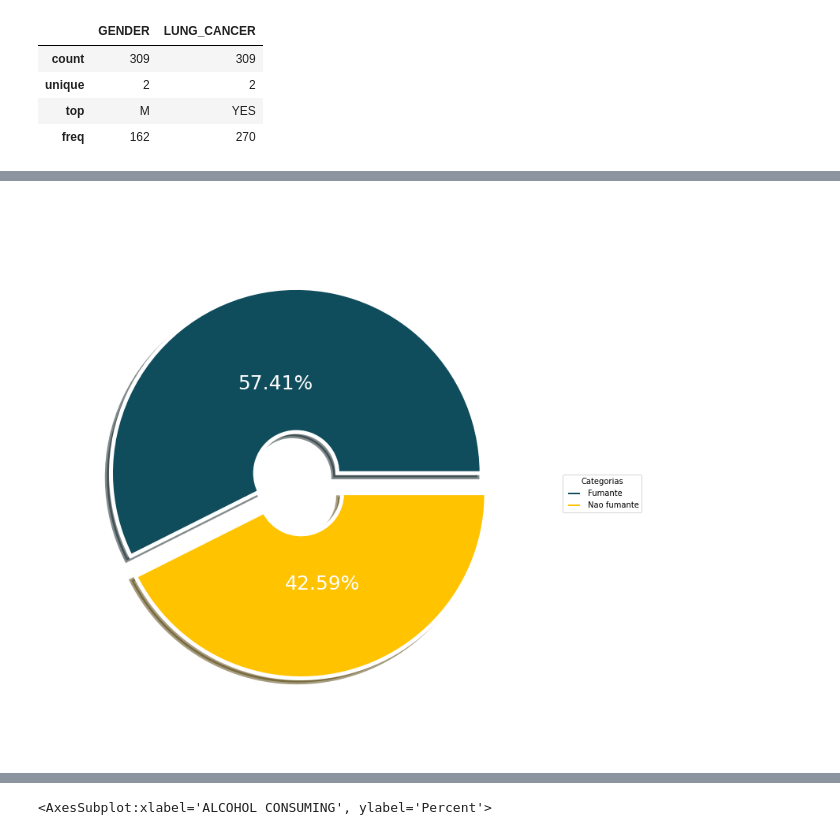
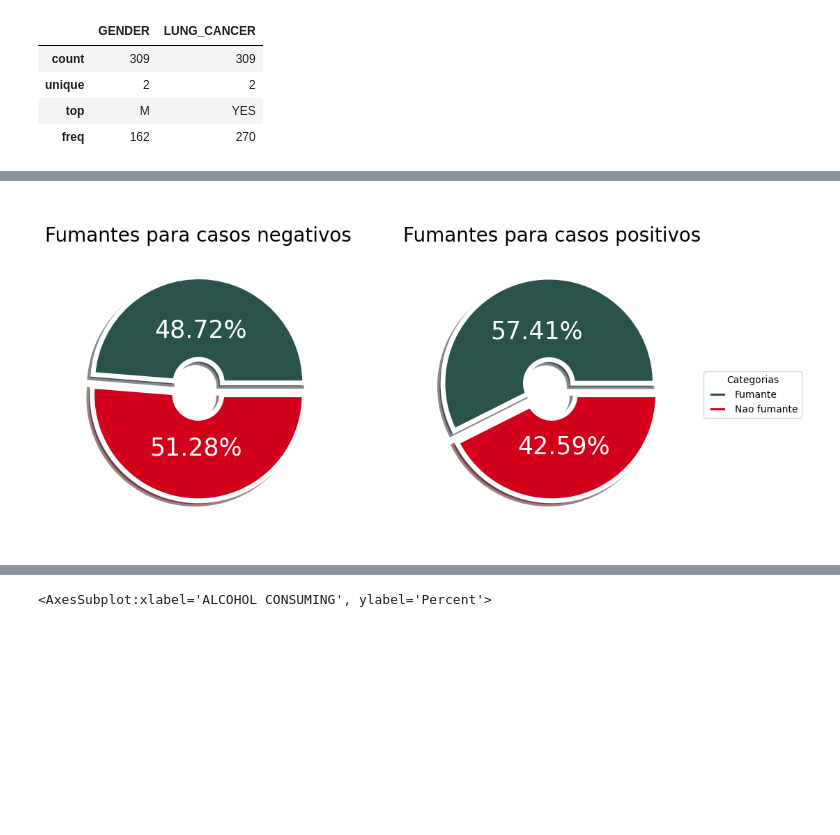
Before and after one commit to JoaoYukio/PCO114, a Jupyter notebook: Tarefa2/AnaliseDosDados.ipynb, the cells around one changed output, grey strips where cells are left out. Cells and saved outputs as stored; diff of their text form; code cells hidden in the pictures; blank space fills up the shorter version.

```diff
--- a/Tarefa2/AnaliseDosDados.ipynb
+++ b/Tarefa2/AnaliseDosDados.ipynb
@@ -101,3 +101,7 @@ data_posit.head()
 | 5 | Fem | 75 | Nao | Sim | Nao | Nao | Sim | Sim | Sim | ... |
 | 6 | Masc | 52 | Sim | Nao | Nao | Nao | Nao | Sim | Nao | ... |
 | 7 | Fem | 51 | Sim | Sim | Sim | Sim | Nao | Sim | Sim | ... |
+# %%
+# Observar o pq de uma pessoa ter cancer
+data_neg = data_temp[data_temp['LUNG_CANCER'] == "Nao"]
+data_neg.head()
@@ -104,28 +115,50 @@ data_posit.head()
 # %%
 plt.subplots(figsize=(12, 12))
 
 labels = "Fumante","Nao fumante"
 size = 0.7
 
-wedges, texts, autotexts = plt.pie([len(data_posit[data_posit["SMOKING"]=="Sim"]["SMOKING"]),
+
+plt.subplot(1, 2, 1)
+wedges, texts, autotexts = plt.pie([len(data_neg[data_neg["SMOKING"]=="Sim"]["SMOKING"]),
+                                    len(data_neg[data_neg["SMOKING"]=="Nao"]["SMOKING"])],
+                                    explode = (0.1,0),
+                                    textprops=dict(size= 25, color= "white"),
+                                    autopct="%.2f%%",
+                                    pctdistance = 0.5,
+                                    radius=.9,
+                                    colors = ["#29524A","#D2001A"],
+                                    shadow = True,
+                                    wedgeprops=dict(width = size, edgecolor = "white",
+                                    linewidth = 5),
+                                    startangle = 0)
+
+#plt.legend(wedges, labels, title="Categorias",loc="center left",bbox_to_anchor=(1, 0, 0.5, 1))
+#plt.title("\nDistribuição de casos positivos entre fumantes e não fumantes para casos negativos",fontsize=20, color = "white")
+plt.title("\nFumantes para casos negativos",fontsize=20, color = "black")
+
+plt.subplot(1, 2, 2)
+
+wedges1, texts1, autotexts1 = plt.pie([len(data_posit[data_posit["SMOKING"]=="Sim"]["SMOKING"]),
                                     len(data_posit[data_posit["SMOKING"]=="Nao"]["SMOKING"])],
                                     explode = (0.1,0),
                                     textprops=dict(size= 25, color= "white"),
                                     autopct="%.2f%%",
                                     pctdistance = 0.5,
                                     radius=.9,
-                                    colors = ["#0f4c5c","#FFC300"],
+                                    colors = ["#29524A","#D2001A"],
                                     shadow = True,
                                     wedgeprops=dict(width = size, edgecolor = "white",
                                     linewidth = 5),
                                     startangle = 0)
 
-plt.legend(wedges, labels, title="Categorias",loc="center left",bbox_to_anchor=(1, 0, 0.5, 1))
-plt.title("\nDistribuição de casos positivos entre fumantes e não fumantes",fontsize=20, color = "white")
+plt.legend(wedges1, labels, title="Categorias",loc="center left",bbox_to_anchor=(1, 0, 0.5, 1))
+plt.title("\nFumantes para casos positivos",fontsize=20, color = "black")
+
 plt.show()
 #Como esperado, pessoas fumantes tem a tendencia de apresentar cancer no pulmao
 # %% [output]
-[figure, old version]
+[figure, new version]
 # %%
 # Vamos tentar achar dados correlacionados
 plt.subplots(figsize=(12, 12))
```
Also changed, not shown: parts of 22 cells of this notebook, 7 other files.
